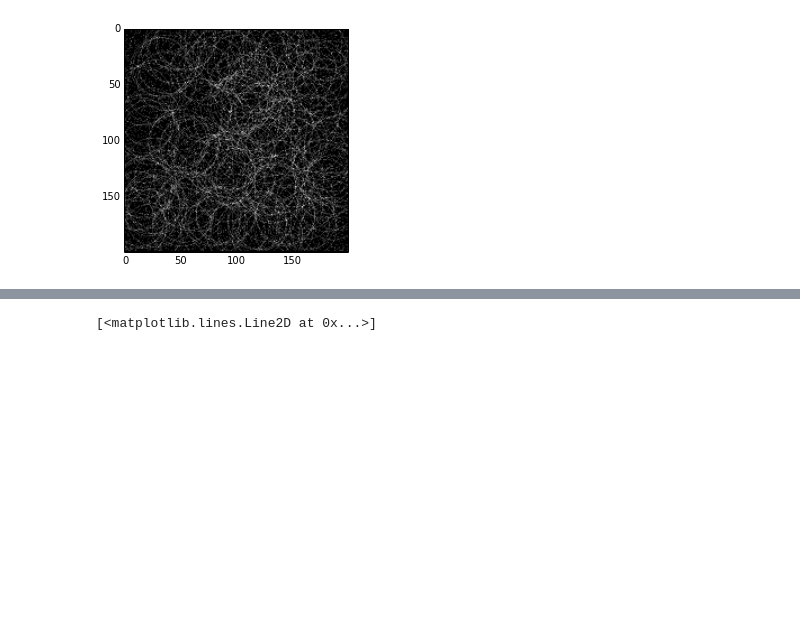
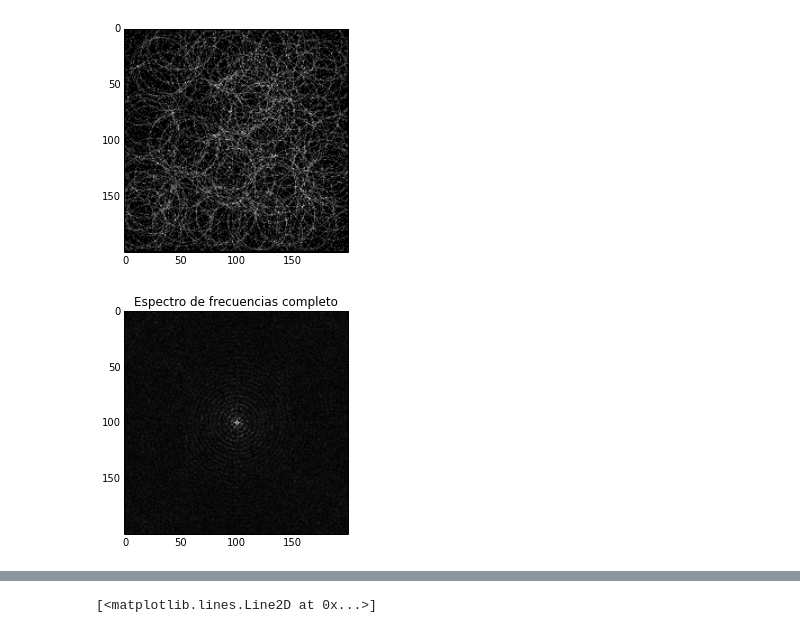
Before and after one commit to rudymmreina/Rivera_Mendez_hw5, a Jupyter notebook: punto_3.ipynb, the cells around one changed output, grey strips where cells are left out. Cells and saved outputs as stored; diff of their text form; code cells hidden in the pictures; blank space fills up the shorter version.

```diff
--- a/punto_3.ipynb
+++ b/punto_3.ipynb
@@ -40,0 +50,15 @@ plt.imshow(A,cmap="gray")
+# %%
+def fourier_2d(imagen):
+    im_fft=np.fft.fft2(imagen)
+    im_fft[0,0]=0
+    im_sfft=np.fft.fftshift(im_fft)
+    im_sfft_mag=np.abs(im_sfft)
+    return im_sfft_mag
+# %%
+frecuencias=fourier_2d(A)
+
+plt.imshow(frecuencias, cmap = cm.Greys_r)
+plt.title("Espectro de frecuencias completo")
+plt.show()
+# %% [output]
+[figure, added]
```
Also changed, not shown: parts of 3 cells of this notebook.
